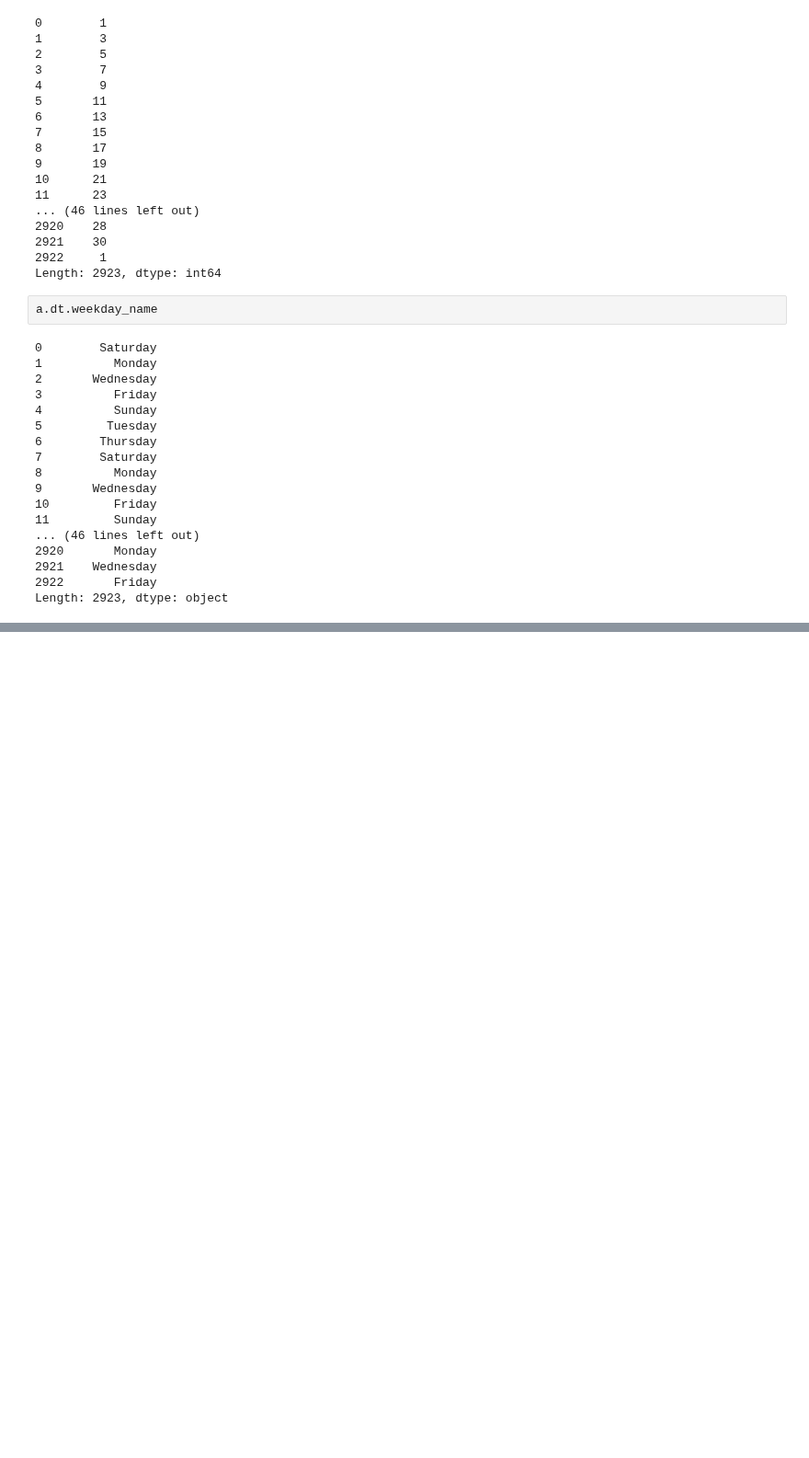
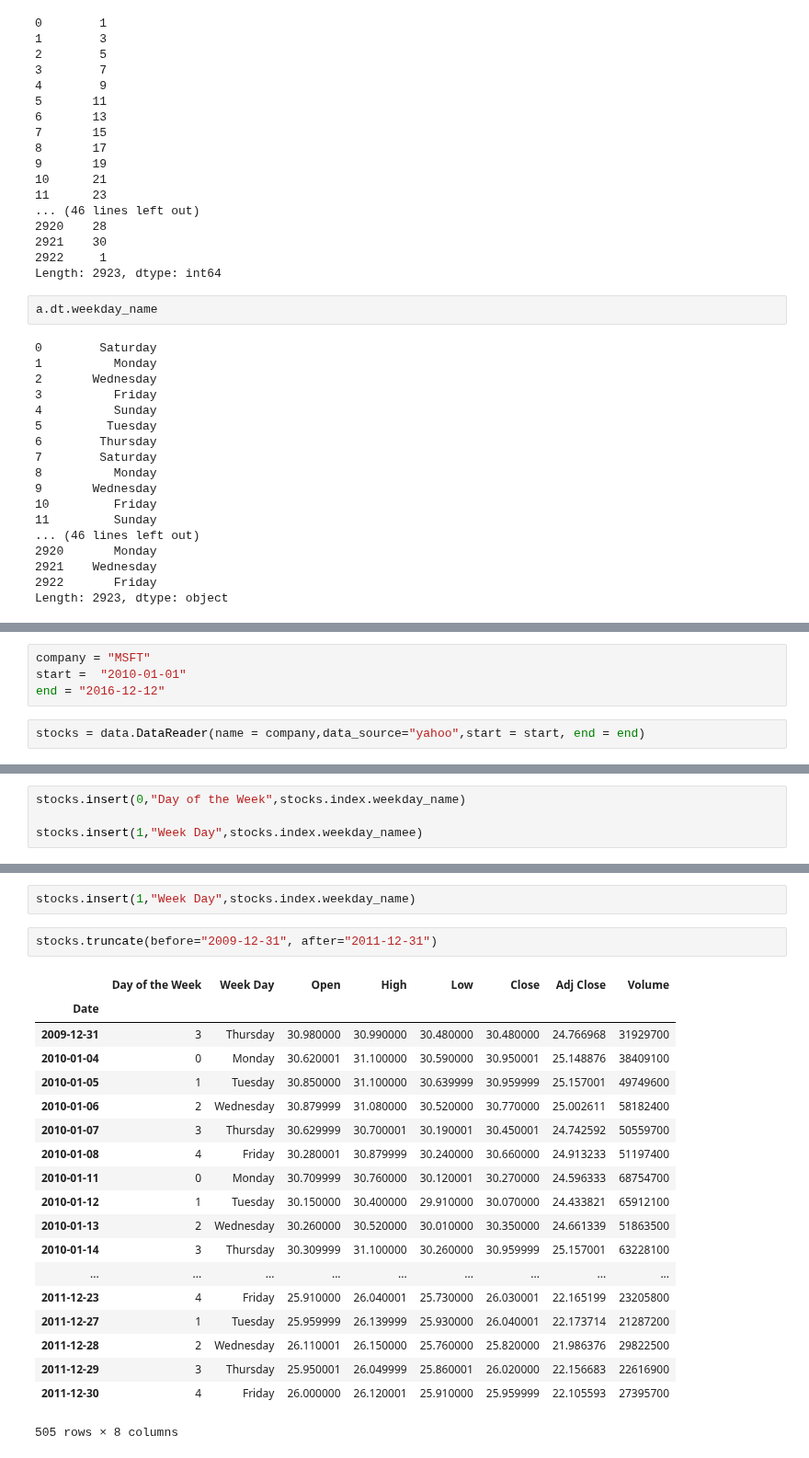
Before and after one commit to sivabalanb/Data-Analysis-with-Pandas-and-Python, a Jupyter notebook: Working with Date and Time.ipynb, the cells around one changed output, grey strips where cells are left out. Shown at 92% size. Saved outputs shown, nothing was run; the diff lists cells and outputs as text; blank space fills up the shorter version.

Commit message:
End of Date and Time module in pandas

```diff
--- a/Working with Date and Time.ipynb
+++ b/Working with Date and Time.ipynb
@@ -168,0 +171,6 @@ Length: 2923, dtype: object
+# %%
+company = "MSFT"
+start =  "2010-01-01"
+end = "2016-12-12"
+# %%
+stocks = data.DataReader(name = company,data_source="yahoo",start = start, end = end)
@@ -168,0 +203,4 @@ Length: 2923, dtype: object
+# %%
+stocks.insert(0,"Day of the Week",stocks.index.weekday_name)
+
+stocks.insert(1,"Week Day",stocks.index.weekday_namee)
@@ -168,0 +225,24 @@ Length: 2923, dtype: object
+# %%
+stocks.insert(1,"Week Day",stocks.index.weekday_name)
+# %%
+stocks.truncate(before="2009-12-31", after="2011-12-31")
+# %% [output]
+|  | Day of the Week | Week Day | Open | High | Low | Close | Adj Close | Volume |
+| Date |  |  |  |  |  |  |  |  |
+| 2009-12-31 | 3 | Thursday | 30.980000 | 30.990000 | 30.480000 | 30.480000 | 24.766968 | 31929700 |
+| 2010-01-04 | 0 | Monday | 30.620001 | 31.100000 | 30.590000 | 30.950001 | 25.148876 | 38409100 |
+| 2010-01-05 | 1 | Tuesday | 30.850000 | 31.100000 | 30.639999 | 30.959999 | 25.157001 | 49749600 |
+| 2010-01-06 | 2 | Wednesday | 30.879999 | 31.080000 | 30.520000 | 30.770000 | 25.002611 | 58182400 |
+| 2010-01-07 | 3 | Thursday | 30.629999 | 30.700001 | 30.190001 | 30.450001 | 24.742592 | 50559700 |
+| 2010-01-08 | 4 | Friday | 30.280001 | 30.879999 | 30.240000 | 30.660000 | 24.913233 | 51197400 |
+| 2010-01-11 | 0 | Monday | 30.709999 | 30.760000 | 30.120001 | 30.270000 | 24.596333 | 68754700 |
+| 2010-01-12 | 1 | Tuesday | 30.150000 | 30.400000 | 29.910000 | 30.070000 | 24.433821 | 65912100 |
+| 2010-01-13 | 2 | Wednesday | 30.260000 | 30.520000 | 30.010000 | 30.350000 | 24.661339 | 51863500 |
+| 2010-01-14 | 3 | Thursday | 30.309999 | 31.100000 | 30.260000 | 30.959999 | 25.157001 | 63228100 |
+| ... | ... | ... | ... | ... | ... | ... | ... | ... |
+| 2011-12-23 | 4 | Friday | 25.910000 | 26.040001 | 25.730000 | 26.030001 | 22.165199 | 23205800 |
+| 2011-12-27 | 1 | Tuesday | 25.959999 | 26.139999 | 25.930000 | 26.040001 | 22.173714 | 21287200 |
+| 2011-12-28 | 2 | Wednesday | 26.110001 | 26.150000 | 25.760000 | 25.820000 | 21.986376 | 29822500 |
+| 2011-12-29 | 3 | Thursday | 25.950001 | 26.049999 | 25.860001 | 26.020000 | 22.156683 | 22616900 |
+| 2011-12-30 | 4 | Friday | 26.000000 | 26.120001 | 25.910000 | 25.959999 | 22.105593 | 27395700 |
+505 rows × 8 columns
```
Also changed, not shown: parts of 20 cells of this notebook.
